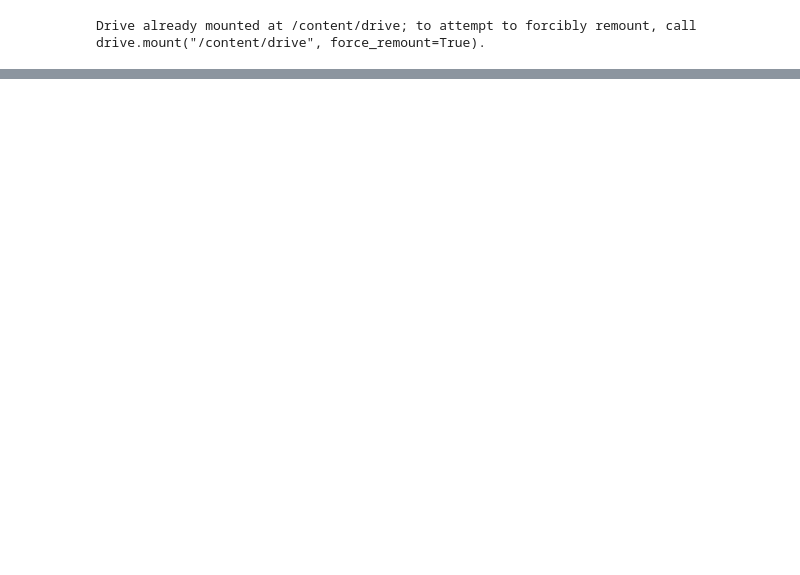
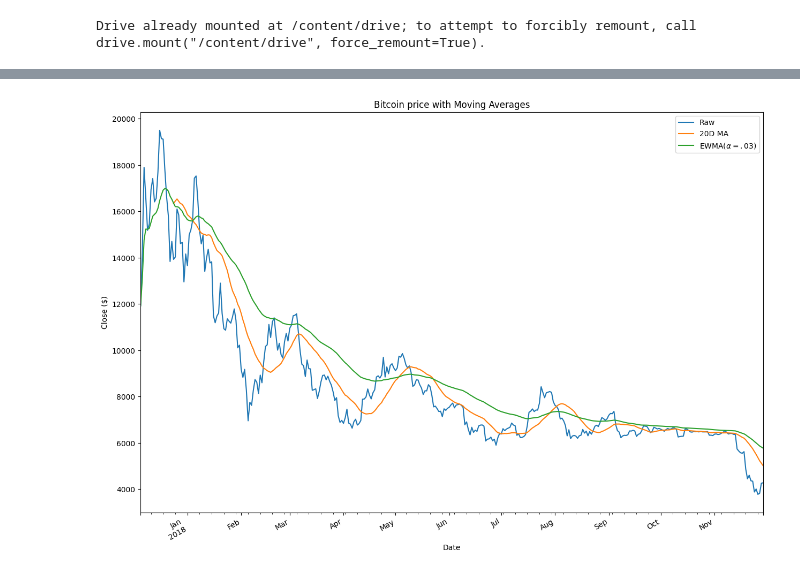
Before and after one commit to Cospero/Kursovaya-, a Jupyter notebook: Kursovaya_Kobrin.ipynb, the cells around one changed output, grey strips where cells are left out. Cells and saved outputs as stored; diff of their text form; code cells hidden in the pictures; blank space fills up the shorter version.

```diff
--- a/Kursovaya_Kobrin.ipynb
+++ b/Kursovaya_Kobrin.ipynb
@@ -26,2 +117,20 @@ Drive already mounted at /content/drive; to attempt to forcibly remount, call dr
+# %%
+btc_priceMA_df = filtred_df[(filtred_df['date'] > (max(filtred_df['date']) - timedelta(days=30*12)))]
+
+btc_priceMA_df.set_index('date', inplace=True)
+
+f, ax = plt.subplots(figsize=(15,11))
+btc_priceMA_df.close.plot(label='Raw', ax=ax)
+btc_priceMA_df.close.rolling(20).mean().plot(label='20D MA', ax=ax)
+btc_priceMA_df.close.ewm(alpha=0.03).mean().plot(label='EWMA($\\alpha=.03$)', ax=ax)
+
+plt.title("Bitcoin price with Moving Averages")
+plt.legend()
+plt.xlabel("Date")
+plt.gcf().autofmt_xdate()
+plt.ylabel("Close ($)")
+plt.show()
+# %% [output]
+[figure, added]
 # %%
 def Datapreperation():
```
Also changed, not shown: parts of 18 cells of this notebook.
